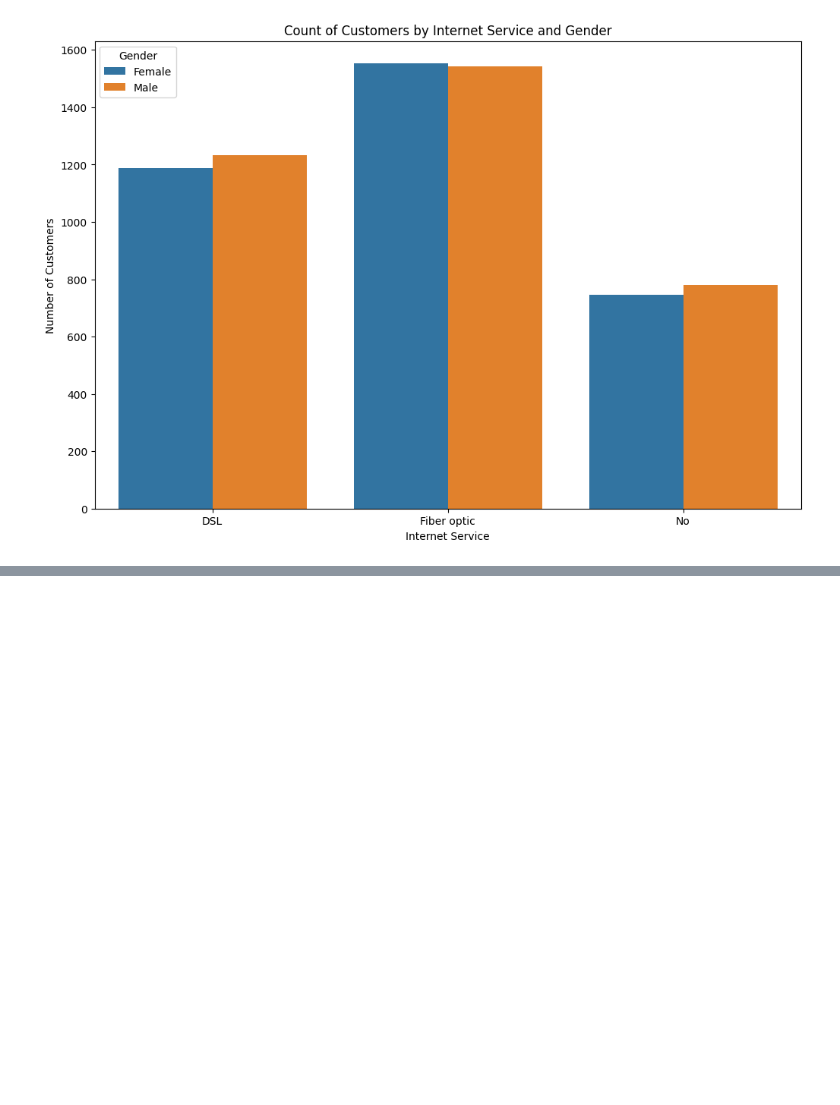
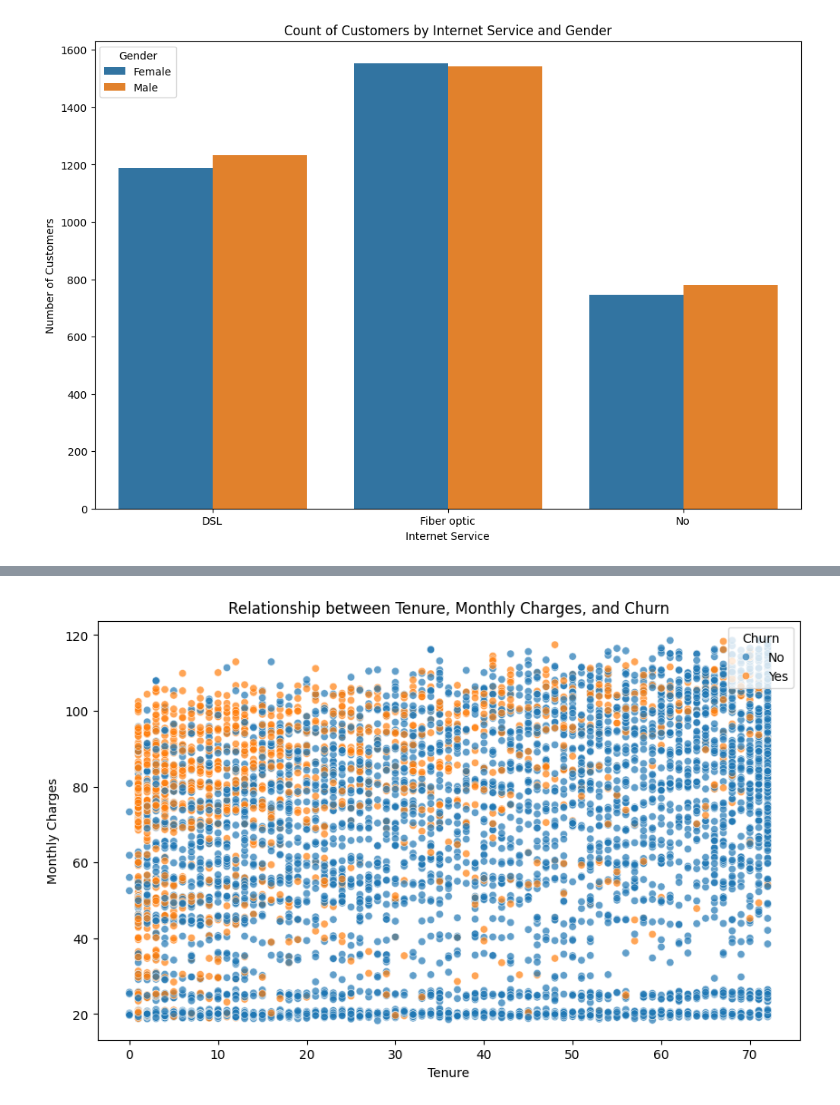
Before and after one commit to amaan-usmani/DataAnalysis_Telecom_Customer-Churn, a Jupyter notebook: project.ipynb, the cells around one changed output, grey strips where cells are left out. Drawn from its saved outputs; the diff is of its cells as text; code cells hidden in the pictures; blank space fills up the shorter version.

```diff
--- a/project.ipynb
+++ b/project.ipynb
@@ -588,0 +692,10 @@ plt.show()
+# %%
+plt.figure(figsize=(10, 6))
+sns.scatterplot(x='tenure', y='MonthlyCharges', hue='Churn', data=telecom_df, alpha=0.7)
+plt.xlabel('Tenure')
+plt.ylabel('Monthly Charges')
+plt.title('Relationship between Tenure, Monthly Charges, and Churn')
+plt.legend(title='Churn', loc='upper right')
+plt.show()
+# %% [output]
+[figure, added]
```
Also changed, not shown: parts of 20 cells of this notebook.
